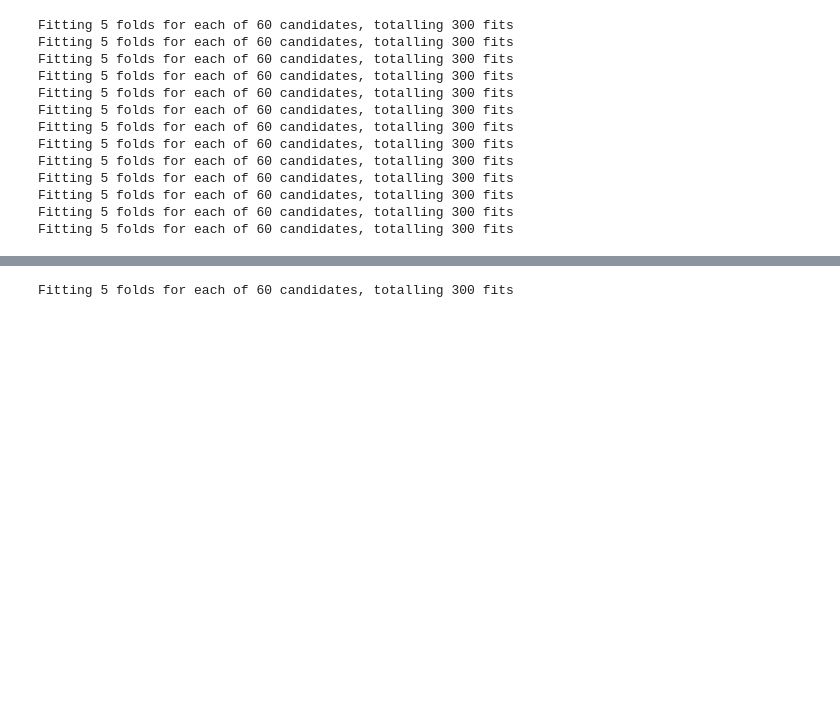
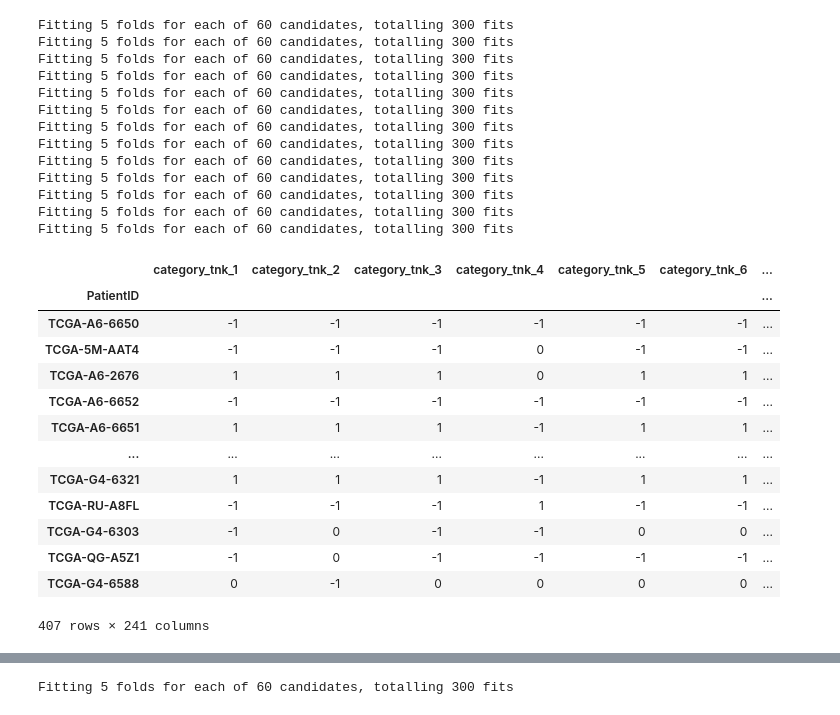
Before and after one commit to pikapika-qiu/CRC_image, a Jupyter notebook: random_forest_result_top100features.ipynb, the cells around one changed output, grey strips where cells are left out. Drawn from its saved outputs; the diff is of its cells as text; code cells hidden in the pictures; blank space fills up the shorter version.

```diff
--- a/random_forest_result_top100features.ipynb
+++ b/random_forest_result_top100features.ipynb
@@ -159,3 +189,23 @@ Fitting 5 folds for each of 60 candidates, totalling 300 fits
 Fitting 5 folds for each of 60 candidates, totalling 300 fits
 Fitting 5 folds for each of 60 candidates, totalling 300 fits
 Fitting 5 folds for each of 60 candidates, totalling 300 fits
+# %%
+# Align the targets for training and unseen test sets
+data_target_train = data_target.loc[data.index]
+data_target_unseen = data_target.loc[data_test.index]
+data_target_train
+# %% [output]
+|  | category_tnk_1 | category_tnk_2 | category_tnk_3 | category_tnk_4 | category_tnk_5 | category_tnk_6 | ... |
+| PatientID |  |  |  |  |  |  | ... |
+| TCGA-A6-6650 | -1 | -1 | -1 | -1 | -1 | -1 | ... |
+| TCGA-5M-AAT4 | -1 | -1 | -1 | 0 | -1 | -1 | ... |
+| TCGA-A6-2676 | 1 | 1 | 1 | 0 | 1 | 1 | ... |
+| TCGA-A6-6652 | -1 | -1 | -1 | -1 | -1 | -1 | ... |
+| TCGA-A6-6651 | 1 | 1 | 1 | -1 | 1 | 1 | ... |
+| ... | ... | ... | ... | ... | ... | ... | ... |
+| TCGA-G4-6321 | 1 | 1 | 1 | -1 | 1 | 1 | ... |
+| TCGA-RU-A8FL | -1 | -1 | -1 | 1 | -1 | -1 | ... |
+| TCGA-G4-6303 | -1 | 0 | -1 | -1 | 0 | 0 | ... |
+| TCGA-QG-A5Z1 | -1 | 0 | -1 | -1 | -1 | -1 | ... |
+| TCGA-G4-6588 | 0 | -1 | 0 | 0 | 0 | 0 | ... |
+407 rows × 241 columns
```
Also changed, not shown: parts of 11 cells of this notebook, 21 other files.
